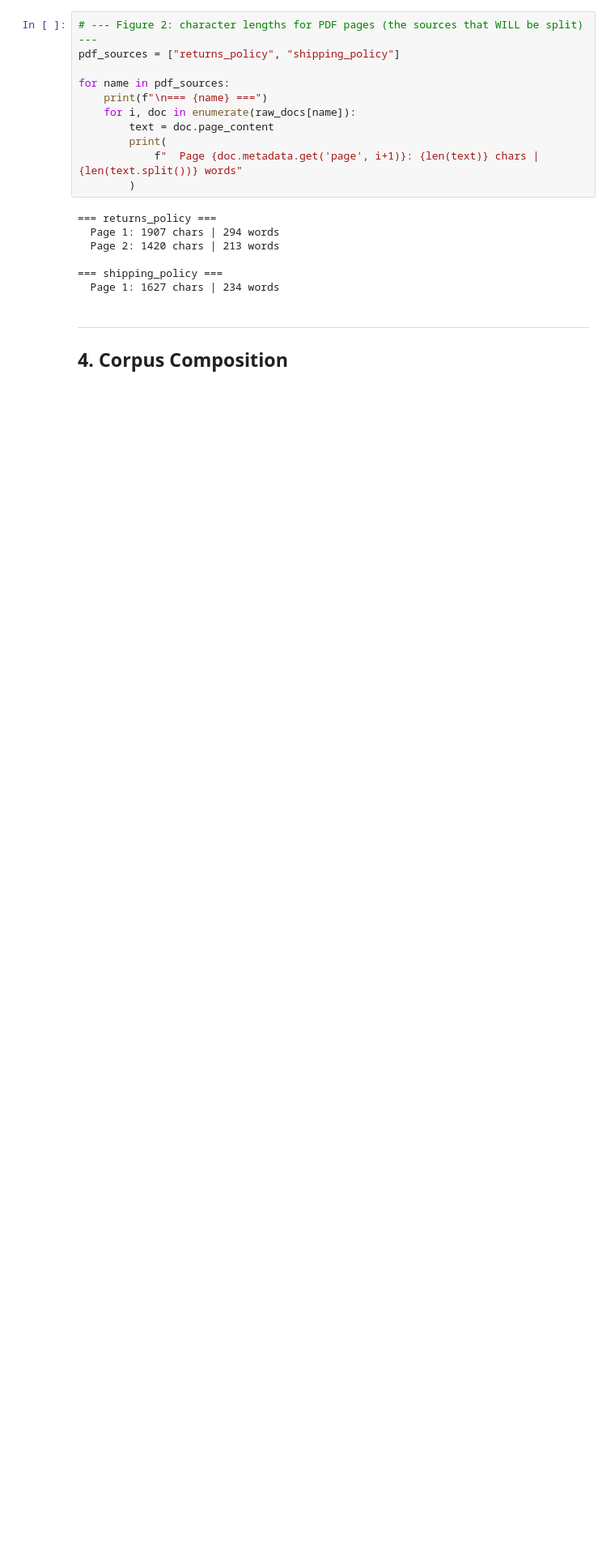
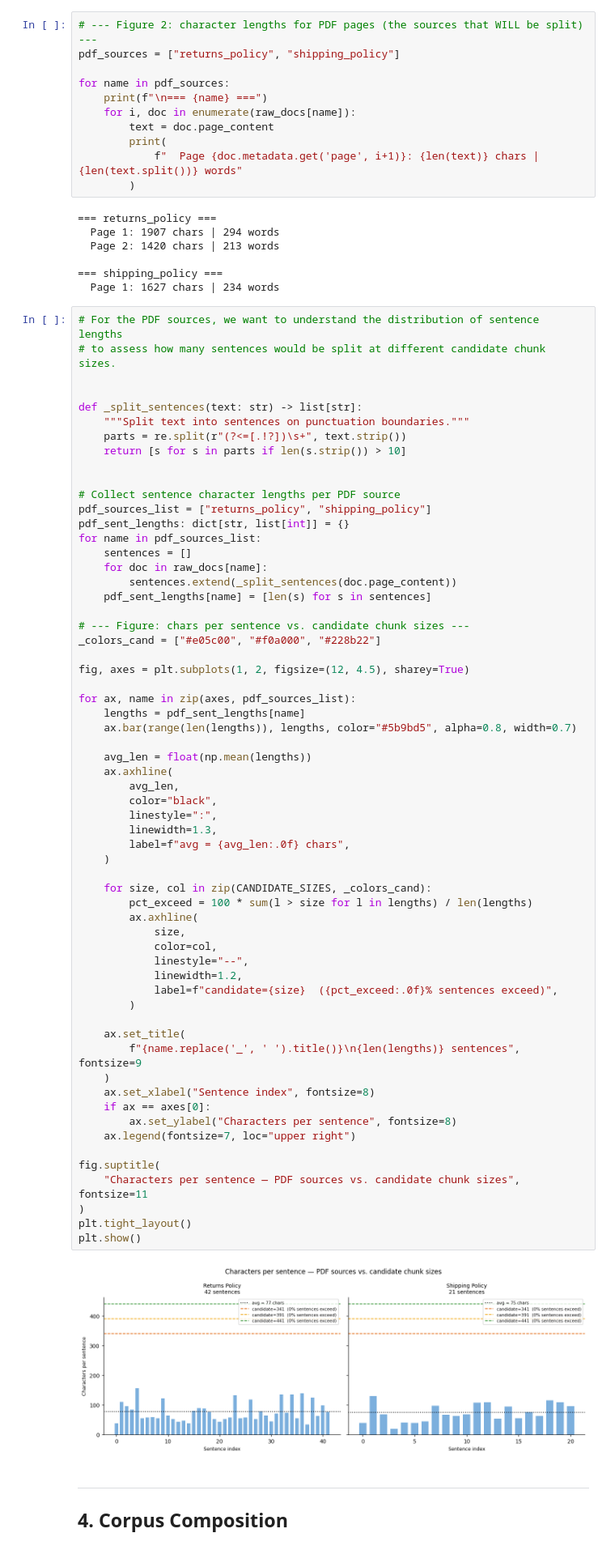
Before and after one commit to jhonattanreales21/ecomarket-rag-assistant, a Jupyter notebook: notebooks/eda_chunking_analysis.ipynb, the cells around one changed output. Shown at 81% size. Saved outputs shown, nothing was run; the diff lists cells and outputs as text; blank space fills up the shorter version.

Commit message:
fix(docs): Update some documents and EDA for chunking

```diff
--- a/notebooks/eda_chunking_analysis.ipynb
+++ b/notebooks/eda_chunking_analysis.ipynb
@@ -203,6 +204,69 @@ for name in pdf_sources:
 
 === shipping_policy ===
   Page 1: 1627 chars | 234 words
+# %%
+# For the PDF sources, we want to understand the distribution of sentence lengths
+# to assess how many sentences would be split at different candidate chunk sizes.
+
+
+def _split_sentences(text: str) -> list[str]:
+    """Split text into sentences on punctuation boundaries."""
+    parts = re.split(r"(?<=[.!?])\s+", text.strip())
+    return [s for s in parts if len(s.strip()) > 10]
+
+
+# Collect sentence character lengths per PDF source
+pdf_sources_list = ["returns_policy", "shipping_policy"]
+pdf_sent_lengths: dict[str, list[int]] = {}
+for name in pdf_sources_list:
+    sentences = []
+    for doc in raw_docs[name]:
+        sentences.extend(_split_sentences(doc.page_content))
+    pdf_sent_lengths[name] = [len(s) for s in sentences]
+
+# --- Figure: chars per sentence vs. candidate chunk sizes ---
+_colors_cand = ["#e05c00", "#f0a000", "#228b22"]
+
+fig, axes = plt.subplots(1, 2, figsize=(12, 4.5), sharey=True)
+
+for ax, name in zip(axes, pdf_sources_list):
+    lengths = pdf_sent_lengths[name]
+    ax.bar(range(len(lengths)), lengths, color="#5b9bd5", alpha=0.8, width=0.7)
+
+    avg_len = float(np.mean(lengths))
+    ax.axhline(
+        avg_len,
+        color="black",
+        linestyle=":",
+        linewidth=1.3,
+        label=f"avg = {avg_len:.0f} chars",
+    )
+
+    for size, col in zip(CANDIDATE_SIZES, _colors_cand):
+        pct_exceed = 100 * sum(l > size for l in lengths) / len(lengths)
+        ax.axhline(
+            size,
+            color=col,
+            linestyle="--",
+            linewidth=1.2,
+            label=f"candidate={size}  ({pct_exceed:.0f}% sentences exceed)",
+        )
+
+    ax.set_title(
+        f"{name.replace('_', ' ').title()}\n{len(lengths)} sentences", fontsize=9
+    )
+    ax.set_xlabel("Sentence index", fontsize=8)
+    if ax == axes[0]:
+        ax.set_ylabel("Characters per sentence", fontsize=8)
+    ax.legend(fontsize=7, loc="upper right")
+
+fig.suptitle(
+    "Characters per sentence — PDF sources vs. candidate chunk sizes", fontsize=11
+)
+plt.tight_layout()
+plt.show()
+# %% [output]
+[figure, added]
 # %% [markdown]
 ---
 ## 4. Corpus Composition
```
Also changed, not shown: parts of 6 cells of this notebook, 2 other files.
